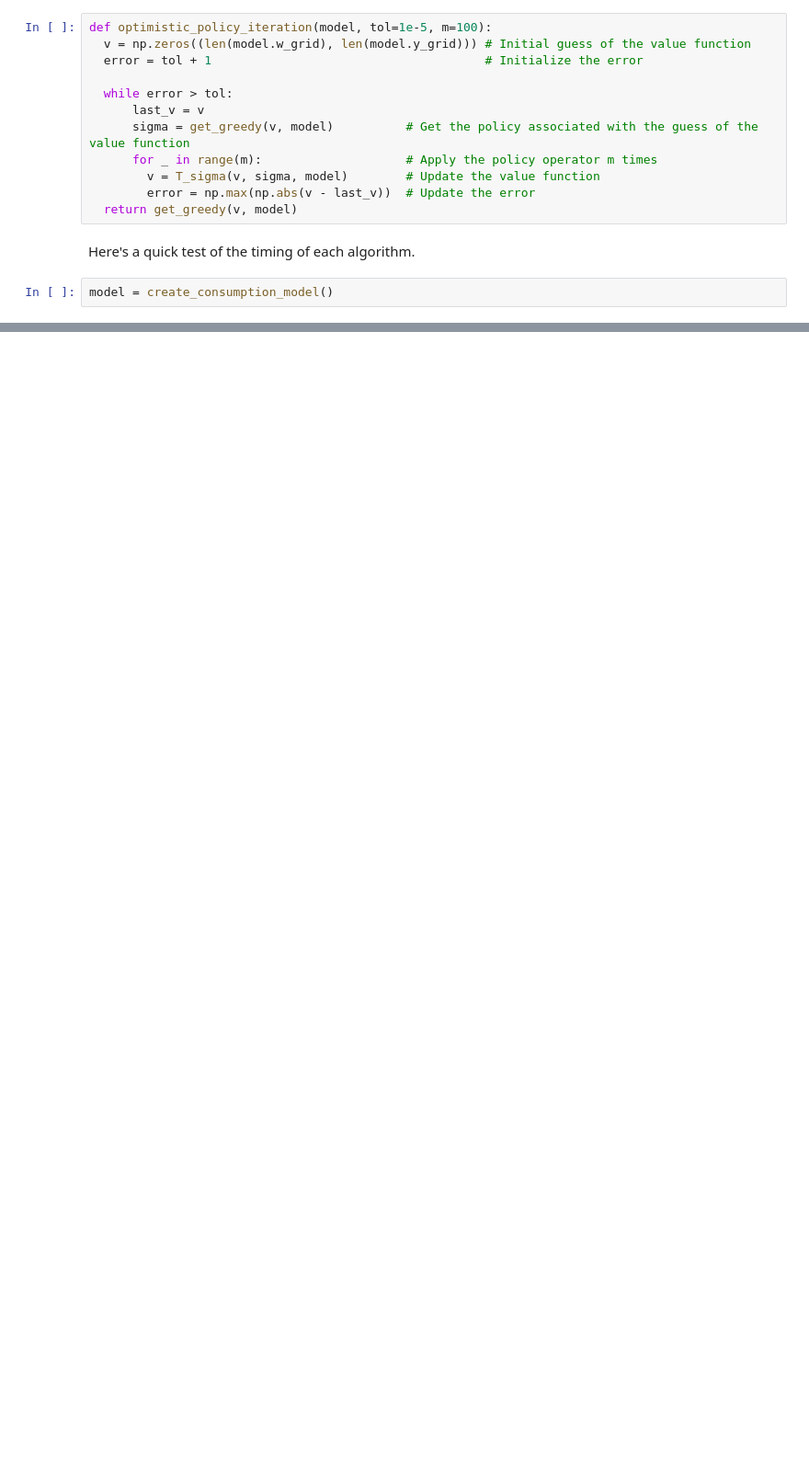
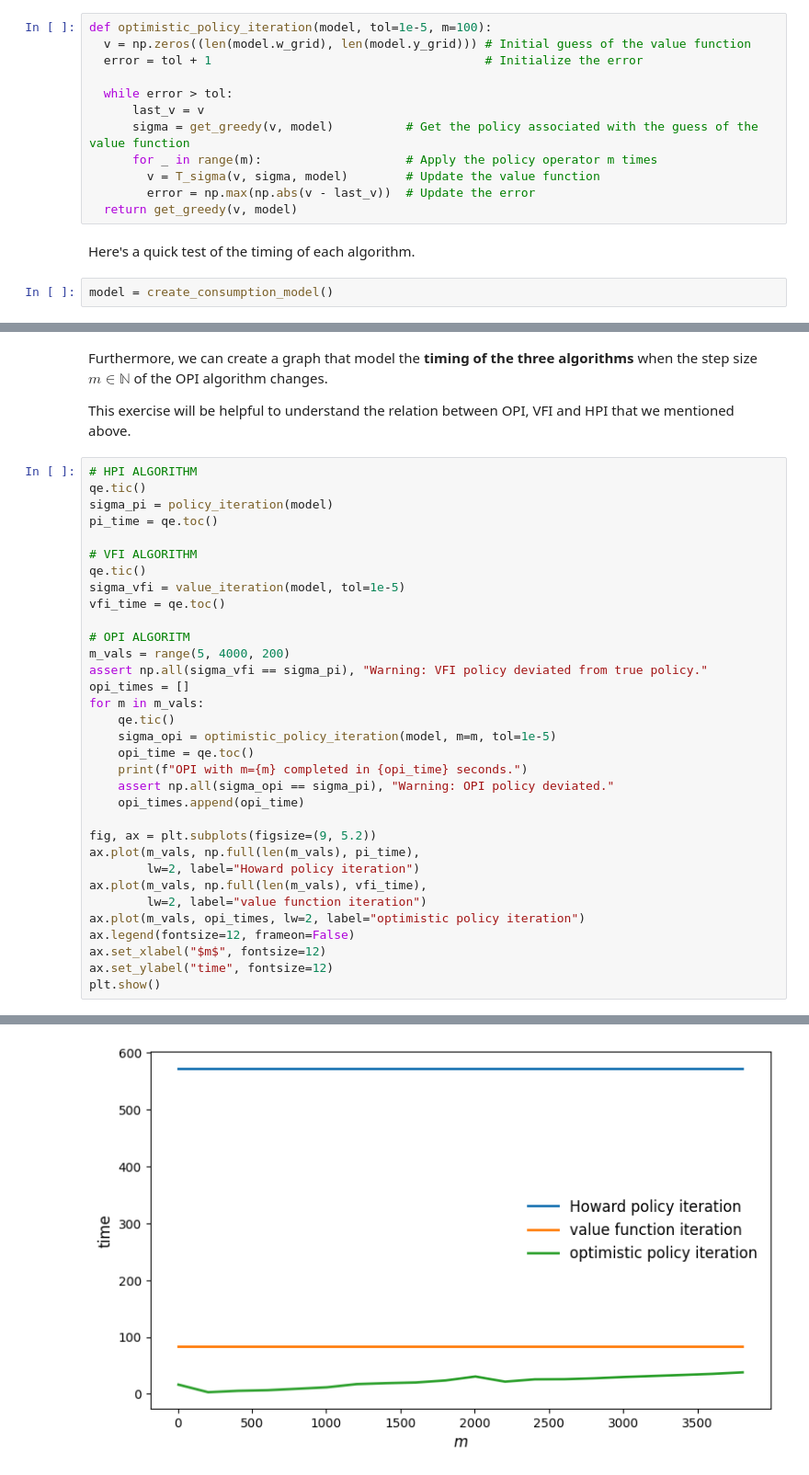
Before and after one commit to mloyorev/Theory, a Jupyter notebook: 7_OptimalSavingsNumba.ipynb, the cells around one changed output, grey strips where cells are left out. Shown: that part at 92% size. Saved outputs shown, nothing was run; the diff lists cells and outputs as text; blank space fills up the shorter version.

```diff
--- a/7_OptimalSavingsNumba.ipynb
+++ b/7_OptimalSavingsNumba.ipynb
@@ -417,0 +505,38 @@ model = create_consumption_model()
+# %% [markdown]
+Furthermore, we can create a graph that model the **timing of the three algorithms** when the step size $m\in\mathbb{N}$ of the OPI algorithm changes.
+
+This exercise will be helpful to understand the relation between OPI, VFI and HPI that we mentioned above.
+# %%
+# HPI ALGORITHM
+qe.tic()
+sigma_pi = policy_iteration(model)
+pi_time = qe.toc()
+
+# VFI ALGORITHM
+qe.tic()
+sigma_vfi = value_iteration(model, tol=1e-5)
+vfi_time = qe.toc()
+
+# OPI ALGORITM
+m_vals = range(5, 4000, 200)
+assert np.all(sigma_vfi == sigma_pi), "Warning: VFI policy deviated from true policy."
+opi_times = []
+for m in m_vals:
+    qe.tic()
+    sigma_opi = optimistic_policy_iteration(model, m=m, tol=1e-5)
+    opi_time = qe.toc()
+    print(f"OPI with m={m} completed in {opi_time} seconds.")
+    assert np.all(sigma_opi == sigma_pi), "Warning: OPI policy deviated."
+    opi_times.append(opi_time)
+
+fig, ax = plt.subplots(figsize=(9, 5.2))
+ax.plot(m_vals, np.full(len(m_vals), pi_time),
+        lw=2, label="Howard policy iteration")
+ax.plot(m_vals, np.full(len(m_vals), vfi_time),
+        lw=2, label="value function iteration")
+ax.plot(m_vals, opi_times, lw=2, label="optimistic policy iteration")
+ax.legend(fontsize=12, frameon=False)
+ax.set_xlabel("$m$", fontsize=12)
+ax.set_ylabel("time", fontsize=12)
+plt.show()
+# %% [output]
@@ -417,0 +560 @@ model = create_consumption_model()
+[figure, added]
```
Also changed, not shown: parts of 13 cells of this notebook.
